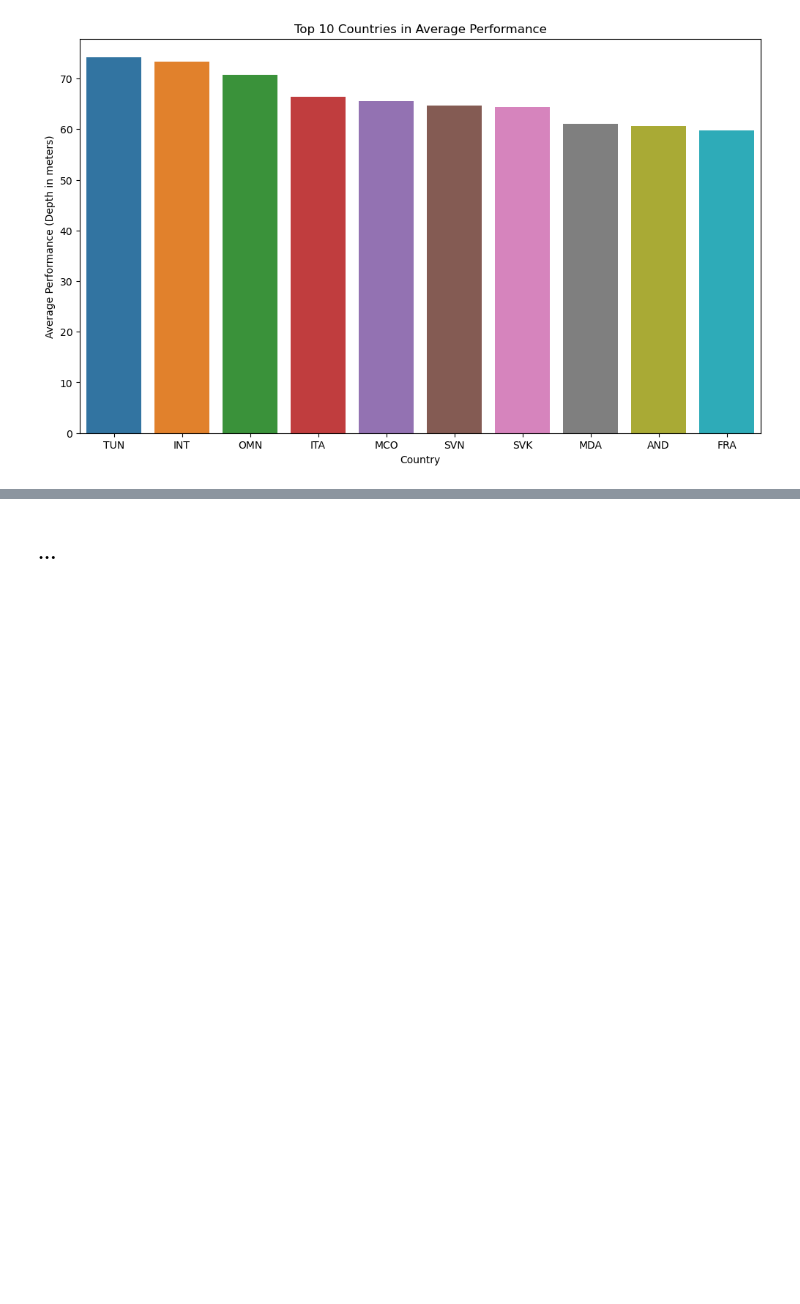
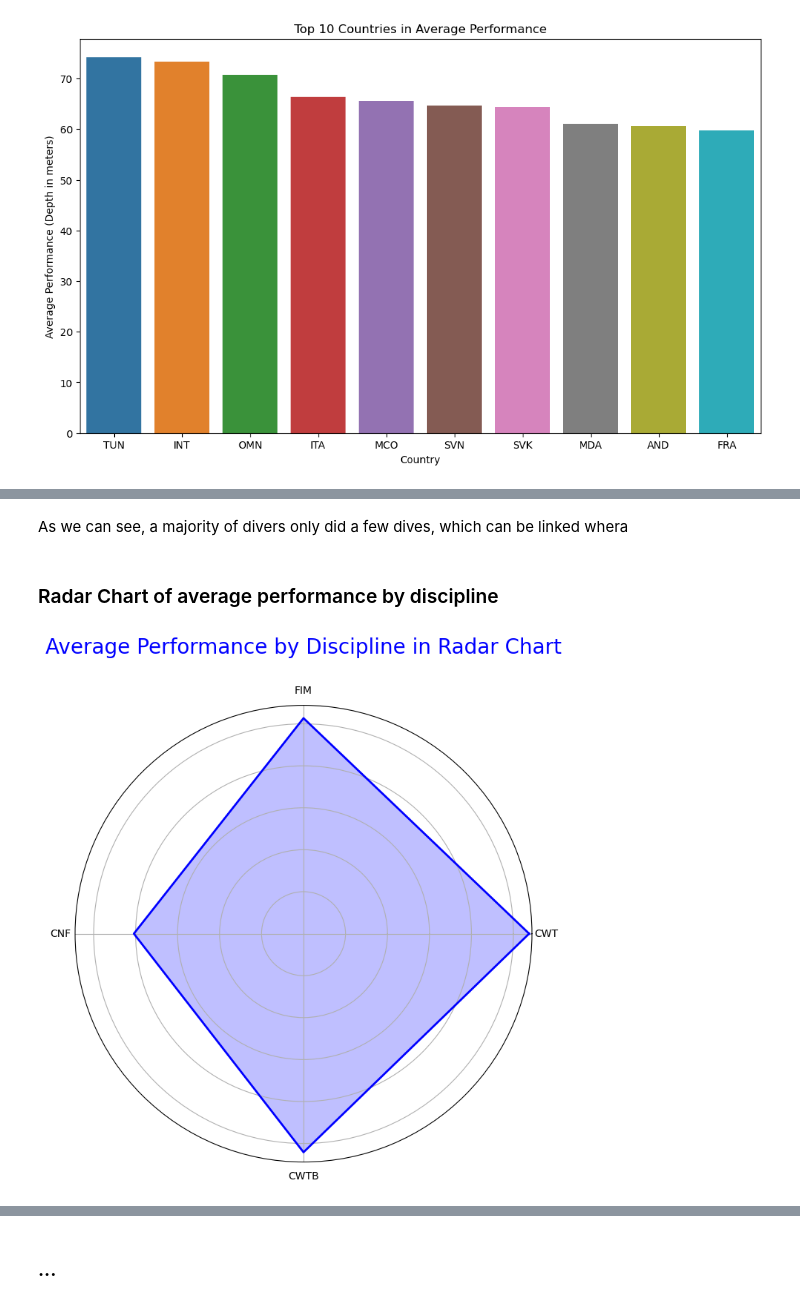
Before and after one commit to ai-mohammed/Projet-Machine-Learning-apn-e, a Jupyter notebook: src/Data_visualization.ipynb, the cells around one changed output, grey strips where cells are left out. Cells and saved outputs as stored; diff of their text form; code cells hidden in the pictures; blank space fills up the shorter version.

```diff
--- a/src/Data_visualization.ipynb
+++ b/src/Data_visualization.ipynb
@@ -153,0 +167,32 @@ We can observe that there isn't such a great difference between coutries.
+# %% [markdown]
+As we can see, a majority of divers only did a few dives, which can be linked whera
+# %% [markdown]
+### Radar Chart of average performance by discipline
+# %%
+# Preparing data for the radar chart
+disciplines = df['Discipline'].unique()
+labels=np.array(disciplines)
+stats = df.groupby('Discipline')['RP'].mean().reindex(disciplines)
+
+# Number of variables
+num_vars = len(labels)
+
+# Angle calculation for each radar axis
+angles = np.linspace(0, 2 * np.pi, num_vars, endpoint=False).tolist()
+
+# The graph is circular, so the loop must be completed
+stats=np.concatenate((stats,[stats[0]]))
+angles+=angles[:1]
+
+# Plot
+fig, ax = plt.subplots(figsize=(8, 8), subplot_kw=dict(polar=True))
+ax.fill(angles, stats, color='blue', alpha=0.25)
+ax.plot(angles, stats, color='blue', linewidth=2)
+ax.set_yticklabels([])
+ax.set_xticks(angles[:-1])
+ax.set_xticklabels(labels)
+
+plt.title('Average Performance by Discipline in Radar Chart', size=20, color='blue', y=1.1)
+plt.show()
+# %% [output]
+[figure, added]
```
Also changed, not shown: parts of 14 cells of this notebook, 2 other files.
